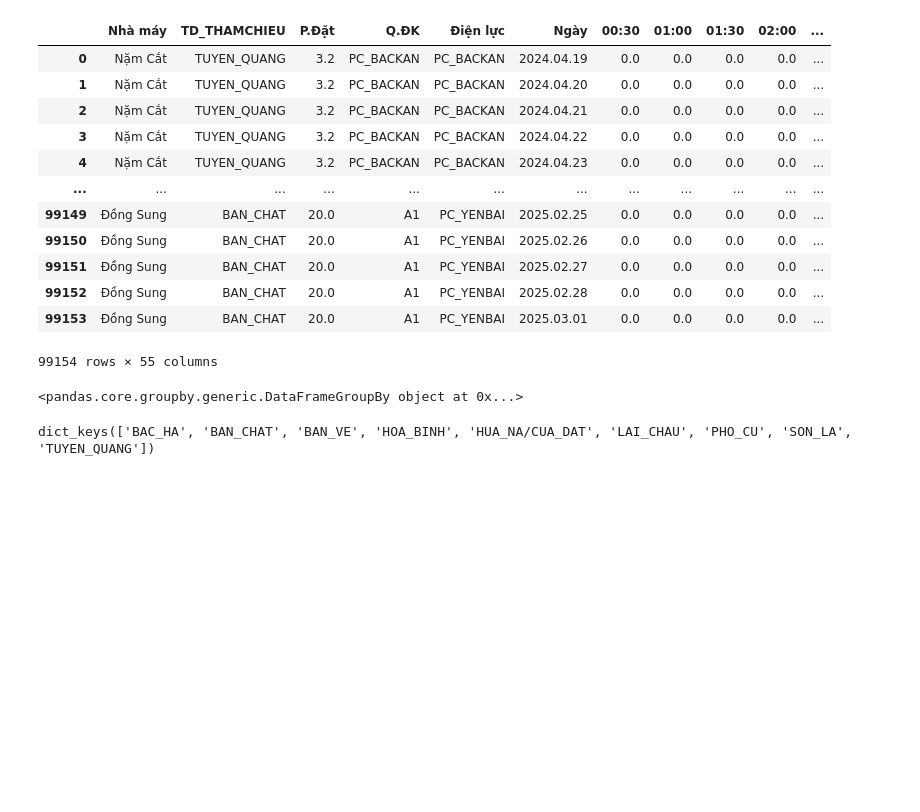
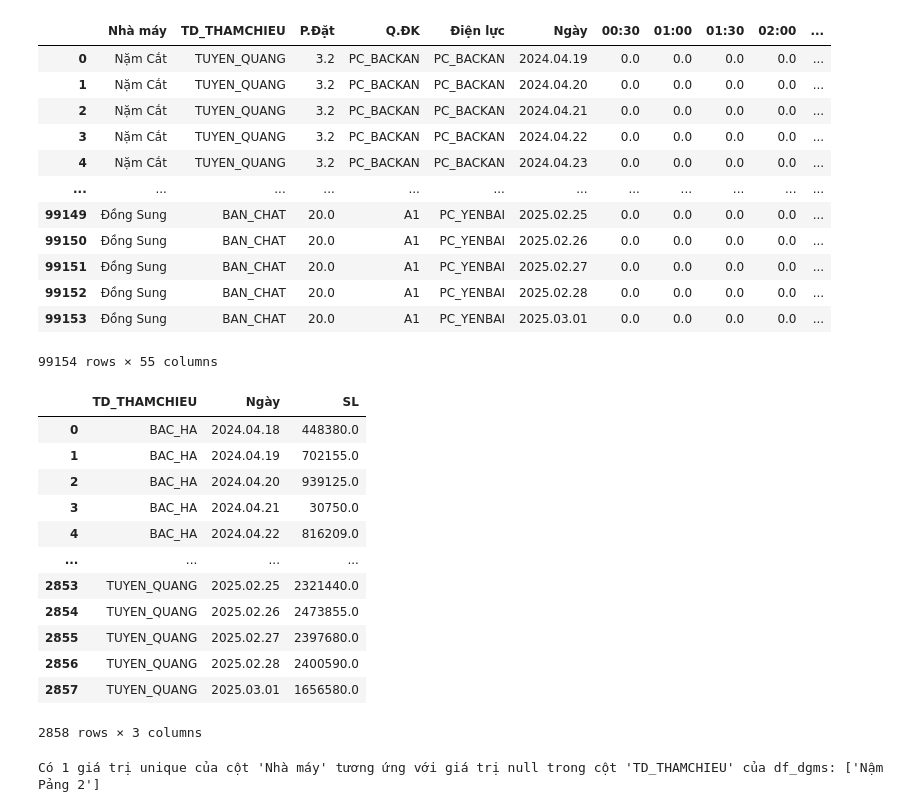
Before and after one commit to khuecoi2001/TDN_project, a Jupyter notebook: notebooks/Convert_CS_To_SL.ipynb, the cells around one changed output. Cells and saved outputs as stored; diff of their text form; code cells hidden in the pictures; blank space fills up the shorter version.

```diff
--- a/notebooks/Convert_CS_To_SL.ipynb
+++ b/notebooks/Convert_CS_To_SL.ipynb
@@ -19,11 +22,11 @@ print(f"Đã chuyển đổi thành công từ {input_file} sang {output_file}")
 import pandas as pd
 
 # Đọc file DGMS_BCSVH
-dgms_path = r"C:\code\Windsurf_AI\TDN\TDN_project\data\interim\DGMS_BCSVH_ver2.parquet"
+dgms_path = r"C:\Khue\TDN\data\interim\DGMS_BCSVH_ver2.parquet"
 df_dgms = pd.read_parquet(dgms_path)
 
 # Đọc file Sanluong
-sanluong_path = r"C:\code\Windsurf_AI\TDN\TDN_project\data\interim\sanluong_chuanhoa_ver2.parquet"
+sanluong_path = r"C:\Khue\TDN\data\interim\sanluong_chuanhoa_ver2.parquet"
 df_sanluong = pd.read_parquet(sanluong_path)
 
 print("Đã đọc thành công 2 file:")
@@ -68,13 +71,30 @@ df_dgms
 | 99152 | Đồng Sung | BAN_CHAT | 20.0 | A1 | PC_YENBAI | 2025.02.28 | 0.0 | 0.0 | 0.0 | 0.0 | ... |
 | 99153 | Đồng Sung | BAN_CHAT | 20.0 | A1 | PC_YENBAI | 2025.03.01 | 0.0 | 0.0 | 0.0 | 0.0 | ... |
 99154 rows × 55 columns
-# %%
-# Nhóm df_dgms thành các nhóm theo các giá trị unique của TD_THAMCHIEU
-grouped_df = df_dgms.groupby('TD_THAMCHIEU')
-grouped_df
-# %% [output]
-<pandas.core.groupby.generic.DataFrameGroupBy object at 0x...>
-# %%
-print(grouped_df.groups.keys())
-# %% [output]
-dict_keys(['BAC_HA', 'BAN_CHAT', 'BAN_VE', 'HOA_BINH', 'HUA_NA/CUA_DAT', 'LAI_CHAU', 'PHO_CU', 'SON_LA', 'TUYEN_QUANG'])
+# %%
+df_dgms.loc[df_dgms['Nhà máy'] == 'Nậm Mít Luông', 'TD_THAMCHIEU'] = 'BAN_CHAT'
+# %%
+# Tạo dataframe mới với các cột cần thiết và nhóm theo 'TD_THAMCHIEU' và 'Ngày'
+df_dgms_sanluong = df_dgms[['TD_THAMCHIEU', 'Ngày', 'SL']].groupby(['TD_THAMCHIEU', 'Ngày'], as_index=False)['SL'].sum()
+
+# Hiển thị kết quả
+df_dgms_sanluong
+# %% [output]
+|  | TD_THAMCHIEU | Ngày | SL |
+| 0 | BAC_HA | 2024.04.18 | 448380.0 |
+| 1 | BAC_HA | 2024.04.19 | 702155.0 |
+| 2 | BAC_HA | 2024.04.20 | 939125.0 |
+| 3 | BAC_HA | 2024.04.21 | 30750.0 |
+| 4 | BAC_HA | 2024.04.22 | 816209.0 |
+| ... | ... | ... | ... |
+| 2853 | TUYEN_QUANG | 2025.02.25 | 2321440.0 |
+| 2854 | TUYEN_QUANG | 2025.02.26 | 2473855.0 |
+| 2855 | TUYEN_QUANG | 2025.02.27 | 2397680.0 |
+| 2856 | TUYEN_QUANG | 2025.02.28 | 2400590.0 |
+| 2857 | TUYEN_QUANG | 2025.03.01 | 1656580.0 |
+2858 rows × 3 columns
+# %%
+null_TD_THAMCHIEU_unique = df_dgms[df_dgms['TD_THAMCHIEU'].isnull()]['Nhà máy'].unique()
+print(f"Có {len(null_TD_THAMCHIEU_unique)} giá trị unique của cột 'Nhà máy' tương ứng với giá trị null trong cột 'TD_THAMCHIEU' của df_dgms: {null_TD_THAMCHIEU_unique}")
+# %% [output]
+Có 1 giá trị unique của cột 'Nhà máy' tương ứng với giá trị null trong cột 'TD_THAMCHIEU' của df_dgms: ['Nậm Pảng 2']
```
Also changed, not shown: parts of 4 cells of this notebook.
